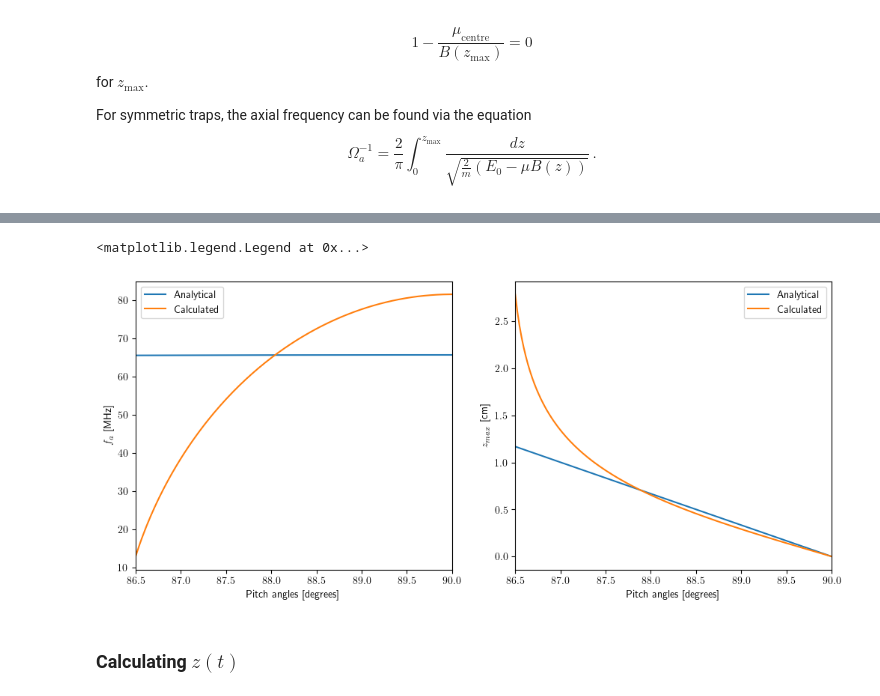
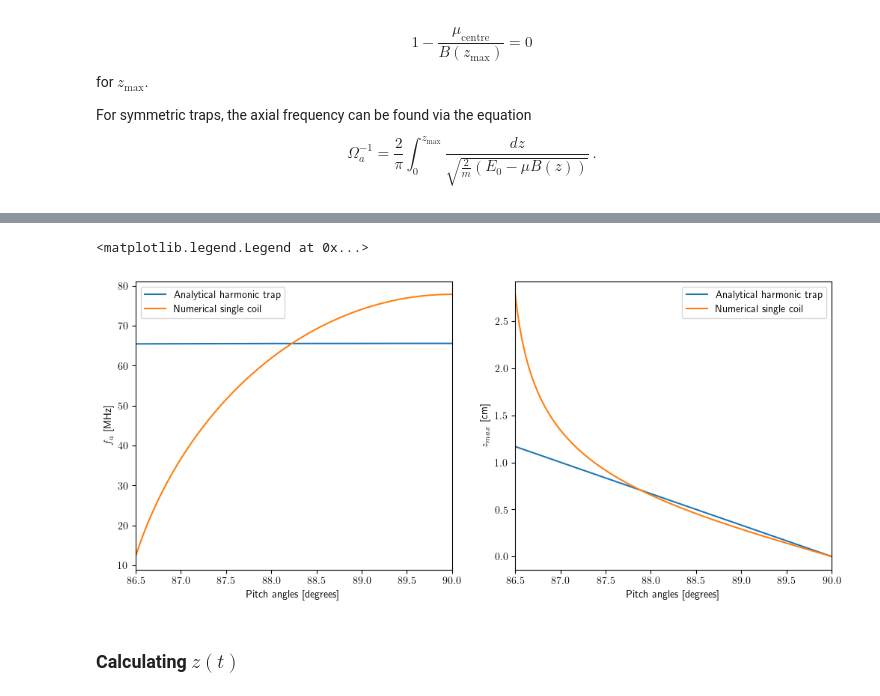
Before and after one commit to sebj101/CRESSignalStructure, a Jupyter notebook: HarmonicComparison.ipynb, the cells around one changed output, grey strips where cells are left out. Drawn from its saved outputs; the diff is of its cells as text; code cells hidden in the pictures.

```diff
--- a/HarmonicComparison.ipynb
+++ b/HarmonicComparison.ipynb
@@ -126,35 +126,36 @@ Axial frequency = 72.5 MHz, z_max = 0.5 cm
 # %%
 anaTrap = HarmonicTrap(B0_fit, L0_fit)
 peArr = np.linspace(86.5, 89.999, 150) * np.pi / 180
 
-axial_freqs_ana = anaTrap.CalcOmegaAxial(0.263 * sc.c, peArr) / (2 * np.pi)
+speed = Particle(18.6e3, np.zeros(3)).GetSpeed()
+axial_freqs_ana = anaTrap.CalcOmegaAxial(speed, peArr) / (2 * np.pi)
 zmax_ana = anaTrap.CalcZMax(peArr)
 axial_freqs_calc = np.zeros_like(peArr)
 zmax_calc = np.zeros_like(peArr)
 
 for i, p in enumerate(peArr):
     zmax_calc[i] = calc_zmax(hField, Particle(18.6e3, np.zeros(3), p))
-    axial_freqs_calc[i] = calc_omega_axial(hField, Particle(18.6e3, np.zeros(3), p))
+    axial_freqs_calc[i] = calc_omega_axial(hField, Particle(18.6e3, np.array([0, 0, 0]), p))
 
 axial_freqs_calc /= (2 * np.pi)
 
 fig, ax = plt.subplots(1, 2, figsize=(12, 5))
-ax[0].plot(peArr * 180 / np.pi, axial_freqs_ana / 1e6, label='Analytical')
-ax[0].plot(peArr * 180 / np.pi, axial_freqs_calc / 1e6, label='Calculated')
+ax[0].plot(peArr * 180 / np.pi, axial_freqs_ana / 1e6, label='Analytical harmonic trap')
+ax[0].plot(peArr * 180 / np.pi, axial_freqs_calc / 1e6, label='Numerical single coil')
 ax[0].set_xlabel('Pitch angles [degrees]')
 ax[0].set_ylabel(r'$f_a$ [MHz]')
 ax[0].set_xlim(86.5, 90)
 ax[0].legend()
 
-ax[1].plot(peArr * 180 / np.pi, zmax_ana * 1e2, label='Analytical')
-ax[1].plot(peArr * 180 / np.pi, zmax_calc * 1e2, label='Calculated')
+ax[1].plot(peArr * 180 / np.pi, zmax_ana * 1e2, label='Analytical harmonic trap')
+ax[1].plot(peArr * 180 / np.pi, zmax_calc * 1e2, label='Numerical single coil')
 ax[1].set_xlabel('Pitch angles [degrees]')
 ax[1].set_ylabel(r'$z_{max}$ [cm]')
 ax[1].set_xlim(86.5, 90)
 ax[1].legend()
 # %% [output]
 <matplotlib.legend.Legend at 0x...>
-[figure, old version]
+[figure, new version]
 # %% [markdown]
 ### Calculating $z(t)$
 # %% [markdown]
```
Also changed, not shown: parts of 8 cells of this notebook, 3 other files.
